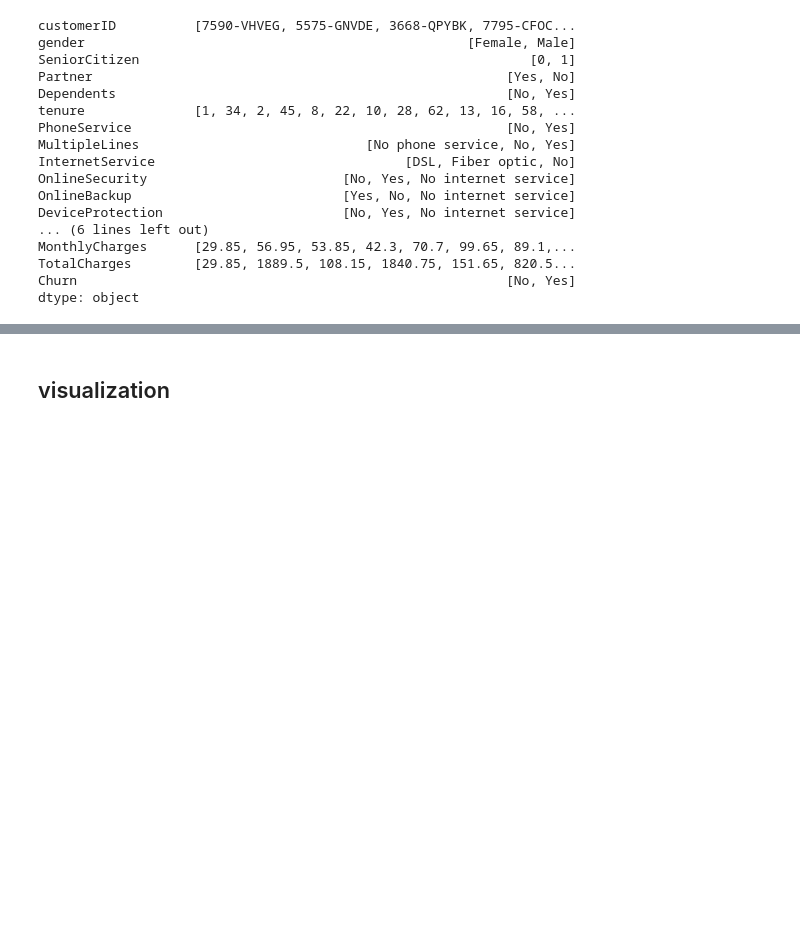
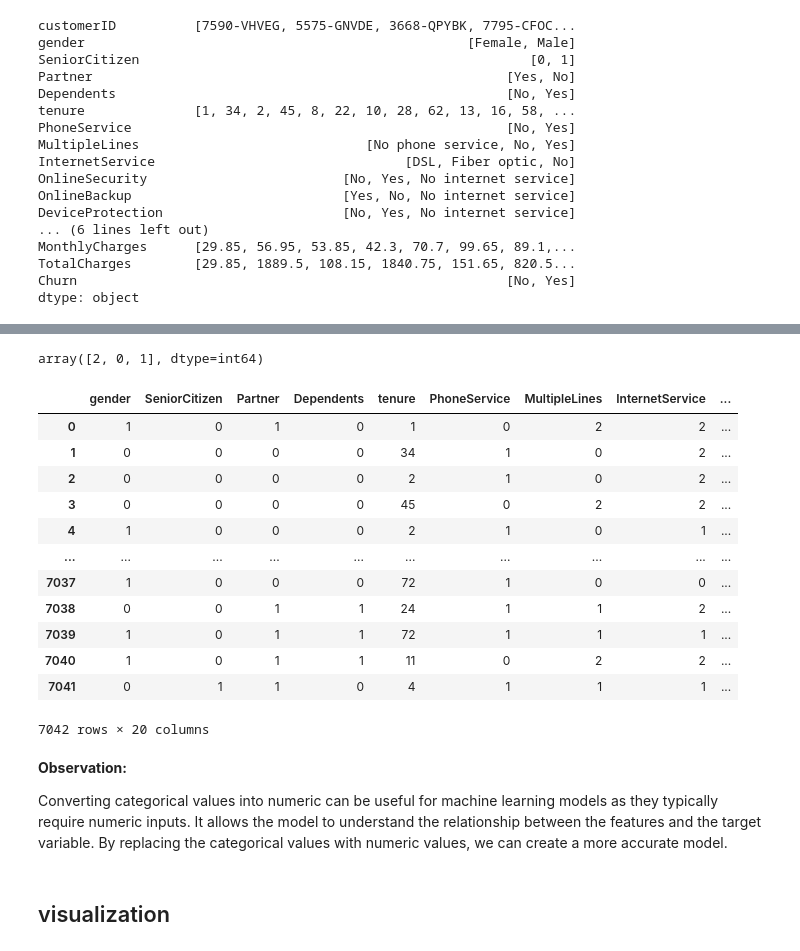
Before and after one commit to chandru1003/Data--Projects, a Jupyter notebook: Predict Customer Churn/customer churn.ipynb, the cells around one changed output, grey strips where cells are left out. Cells and saved outputs as stored; diff of their text form; code cells hidden in the pictures; blank space fills up the shorter version.

```diff
--- a/Predict Customer Churn/customer churn.ipynb
+++ b/Predict Customer Churn/customer churn.ipynb
@@ -106,3 +136,36 @@ df=df.drop(labels=['customerID'], axis=1)
+# %%
+df.loc[:, ['OnlineSecurity','OnlineBackup', 'DeviceProtection', 'TechSupport', 'StreamingTV','StreamingMovies']] = df[['OnlineSecurity','OnlineBackup', 'DeviceProtection', 'TechSupport', 'StreamingTV','StreamingMovies']].replace({'Yes': 1, 'No': 0, 'No internet service': 2})
+# %%
+df['Churn'].replace({'No': 0, 'Yes': 1}, inplace=True)
+# %%
+df['MultipleLines'].unique()
+# %% [output]
+array([2, 0, 1], dtype=int64)
+# %%
+df['PaymentMethod'].replace({'Electronic check': 0, 'Mailed check': 1, 'Bank transfer (automatic)':2,
+       'Credit card (automatic)':3}, inplace=True)
+# %%
+df['Contract'].replace({'Month-to-month': 0, 'One year': 1,'Two year':2}, inplace=True)
+# %%
+df.head(-1)
+# %% [output]
+|  | gender | SeniorCitizen | Partner | Dependents | tenure | PhoneService | MultipleLines | InternetService | ... |
+| 0 | 1 | 0 | 1 | 0 | 1 | 0 | 2 | 2 | ... |
+| 1 | 0 | 0 | 0 | 0 | 34 | 1 | 0 | 2 | ... |
+| 2 | 0 | 0 | 0 | 0 | 2 | 1 | 0 | 2 | ... |
+| 3 | 0 | 0 | 0 | 0 | 45 | 0 | 2 | 2 | ... |
+| 4 | 1 | 0 | 0 | 0 | 2 | 1 | 0 | 1 | ... |
+| ... | ... | ... | ... | ... | ... | ... | ... | ... | ... |
+| 7037 | 1 | 0 | 0 | 0 | 72 | 1 | 0 | 0 | ... |
+| 7038 | 0 | 0 | 1 | 1 | 24 | 1 | 1 | 2 | ... |
+| 7039 | 1 | 0 | 1 | 1 | 72 | 1 | 1 | 1 | ... |
+| 7040 | 1 | 0 | 1 | 1 | 11 | 0 | 2 | 2 | ... |
+| 7041 | 0 | 1 | 1 | 0 | 4 | 1 | 1 | 1 | ... |
+7042 rows × 20 columns
+# %% [markdown]
+**Observation:**
+
+Converting categorical values into numeric can be useful for machine learning models as they typically require numeric inputs. It allows the model to understand the relationship between the features and the target variable. By replacing the categorical values with numeric values, we can create a more accurate model.
 # %% [markdown]
 ## visualization
 # %%
```
Also changed, not shown: parts of 7 cells of this notebook.
